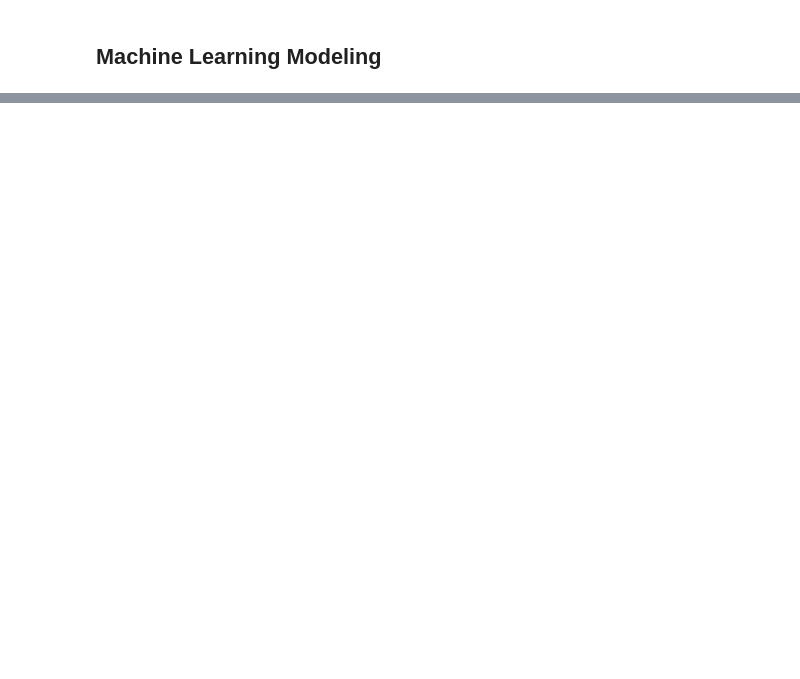
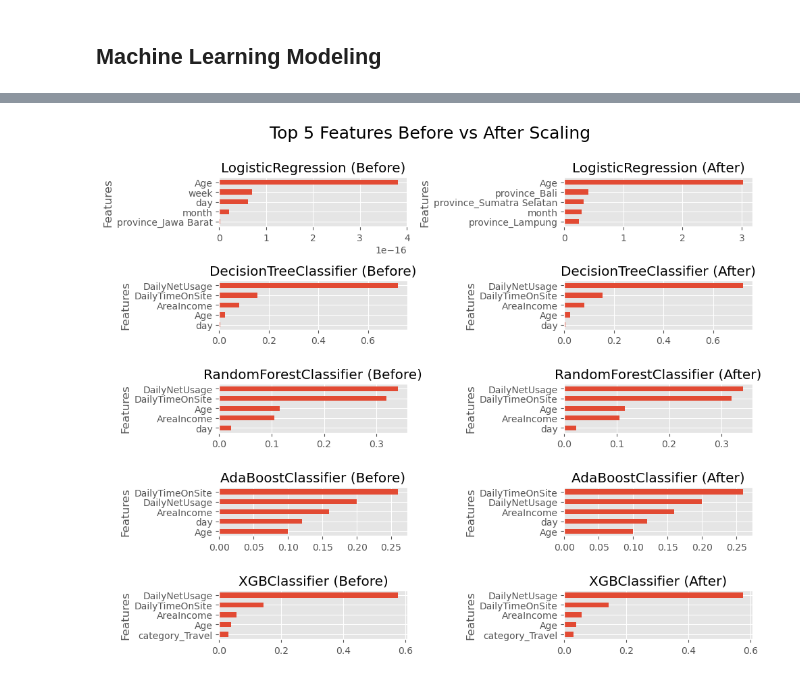
Before and after one commit to andreadeputra/MLPortfolio, a Jupyter notebook: Courses/RakaminMiniProject/4. Predict Customer Clicked Ads Classification by Using Machine Learning/Predict Customer Clicked Ads Classification by Using Machine Learning.ipynb, the cells around one changed output, grey strips where cells are left out. Saved outputs shown, nothing was run; the diff lists cells and outputs as text; code cells hidden in the pictures; blank space fills up the shorter version.

```diff
--- a/Courses/RakaminMiniProject/4. Predict Customer Clicked Ads Classification by Using Machine Learning/Predict Customer Clicked Ads Classification by Using Machine Learning.ipynb
+++ b/Courses/RakaminMiniProject/4. Predict Customer Clicked Ads Classification by Using Machine Learning/Predict Customer Clicked Ads Classification by Using Machine Learning.ipynb
@@ -491,0 +617,23 @@ xg = XGBClassifier(random_state=random_state)
+# %%
+plt.figure(figsize=(15,15))
+plt.suptitle('Top 5 Features Before vs After Scaling', y=1)
+
+for i, model in enumerate(before_scaling):
+    plt.subplot(len(models), 2, 2*i+1)
+    plt.title(model['Model Name'] + ' (Before)')
+    feat_importances = pd.Series(model['Feature Importances'], index=x_train.columns)
+    ax = feat_importances.nlargest(5).plot(kind='barh', figsize=(10, 8))
+    ax.invert_yaxis()
+    plt.ylabel('Features')
+
+for i, model in enumerate(after_scaling):
+    plt.subplot(len(models), 2, 2*i+2)
+    plt.title(model['Model Name'] + ' (After)')
+    feat_importances = pd.Series(model['Feature Importances'], index=x_train.columns)
+    ax = feat_importances.nlargest(5).plot(kind='barh', figsize=(10, 8))
+    ax.invert_yaxis()
+    plt.ylabel('Features')
+
+plt.tight_layout()
+# %% [output]
+[figure, added]
```
Also changed, not shown: parts of 26 cells of this notebook, 1 other file.
